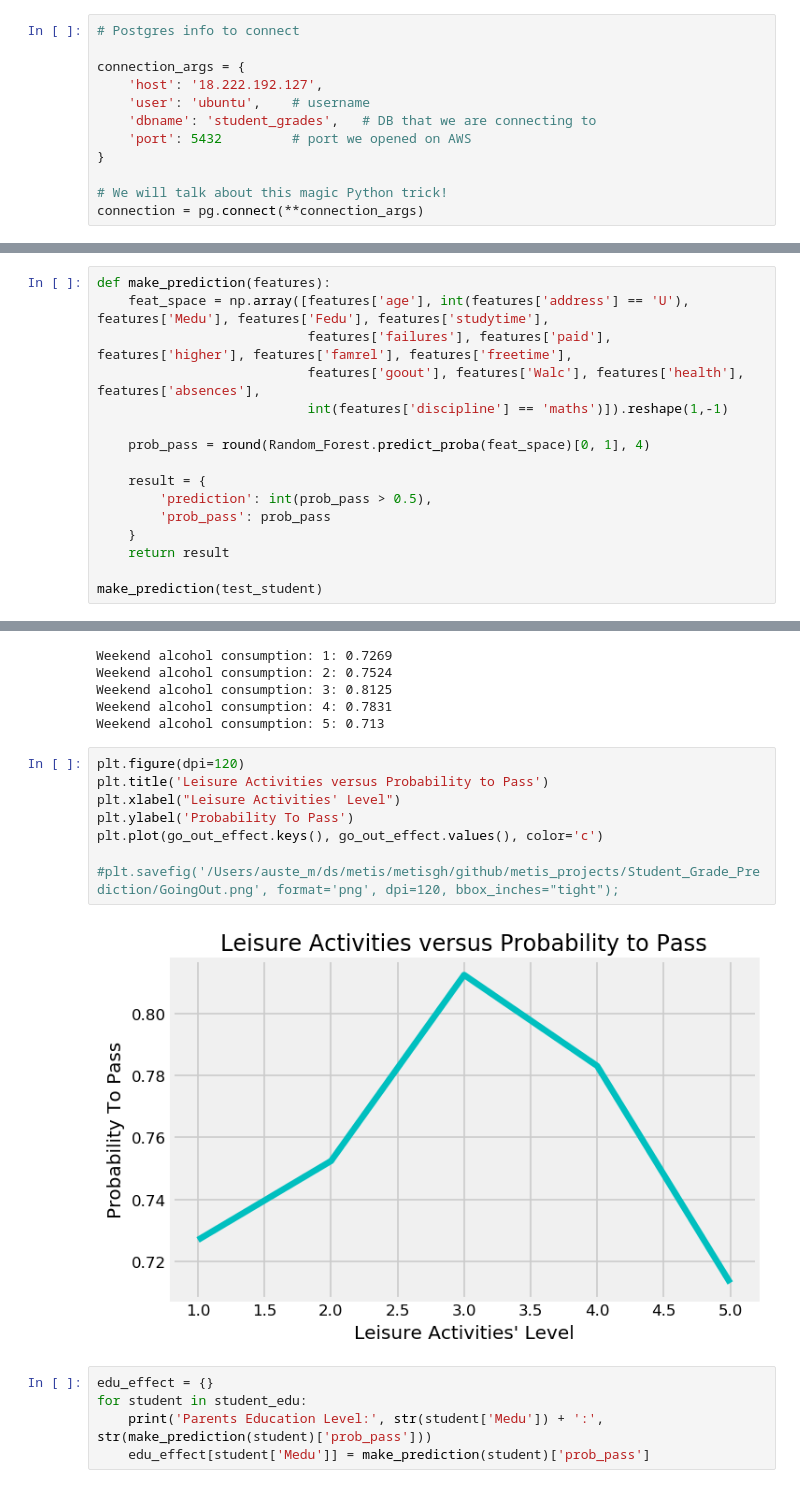
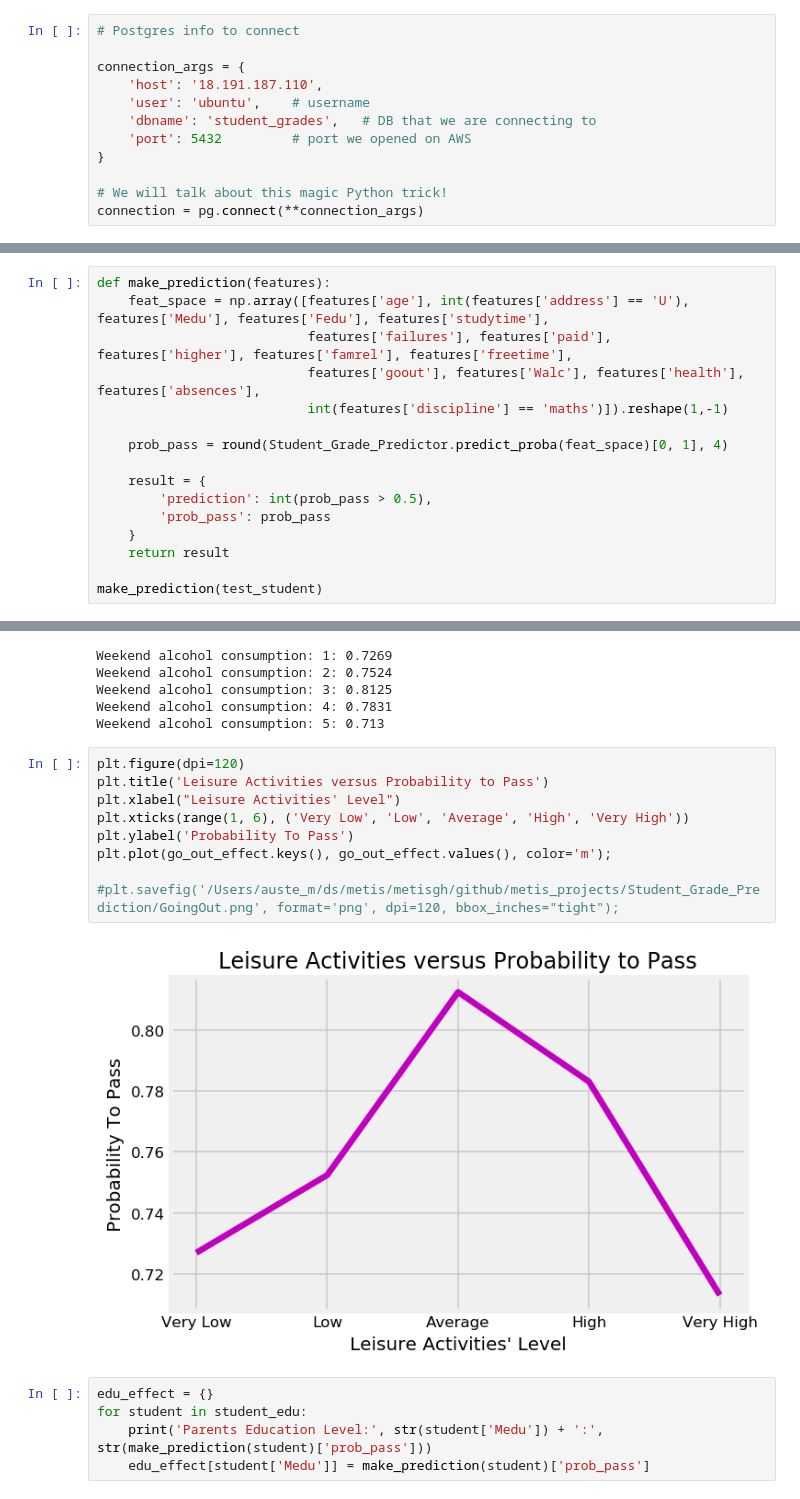
Before and after one commit to Auste1989/metis_projects, a Jupyter notebook: Student_Grade_Prediction/Student_Grade_Prediction_Modelling.ipynb, the cells around one changed output, grey strips where cells are left out. Drawn from its saved outputs; the diff is of its cells as text.

```diff
--- a/Student_Grade_Prediction/Student_Grade_Prediction_Modelling.ipynb
+++ b/Student_Grade_Prediction/Student_Grade_Prediction_Modelling.ipynb
@@ -94,7 +94,7 @@ def print_confusion_matrix(confusion_matrix, class_names, figsize = (10,7), font
 # Postgres info to connect
 
 connection_args = {
-    'host': '18.222.192.127',
+    'host': '18.191.187.110',
     'user': 'ubuntu',    # username
     'dbname': 'student_grades',   # DB that we are connecting to
     'port': 5432         # port we opened on AWS
@@ -883,7 +683,7 @@ def make_prediction(features):
                            features['goout'], features['Walc'], features['health'], features['absences'],
                            int(features['discipline'] == 'maths')]).reshape(1,-1)
 
-    prob_pass = round(Random_Forest.predict_proba(feat_space)[0, 1], 4)
+    prob_pass = round(Student_Grade_Predictor.predict_proba(feat_space)[0, 1], 4)
 
     result = {
         'prediction': int(prob_pass > 0.5),
@@ -973,13 +773,14 @@ Weekend alcohol consumption: 5: 0.713
 # %%
 plt.figure(dpi=120)
 plt.title('Leisure Activities versus Probability to Pass')
 plt.xlabel("Leisure Activities' Level")
+plt.xticks(range(1, 6), ('Very Low', 'Low', 'Average', 'High', 'Very High'))
 plt.ylabel('Probability To Pass')
-plt.plot(go_out_effect.keys(), go_out_effect.values(), color='c')
+plt.plot(go_out_effect.keys(), go_out_effect.values(), color='m');
 
 #plt.savefig('/Users/auste_m/ds/metis/metisgh/github/metis_projects/Student_Grade_Prediction/GoingOut.png', format='png', dpi=120, bbox_inches="tight");
 # %% [output]
-[figure, old version]
+[figure, new version]
 # %%
 edu_effect = {}
 for student in student_edu:
```
Also changed, not shown: parts of 43 cells of this notebook, 2 other files.
